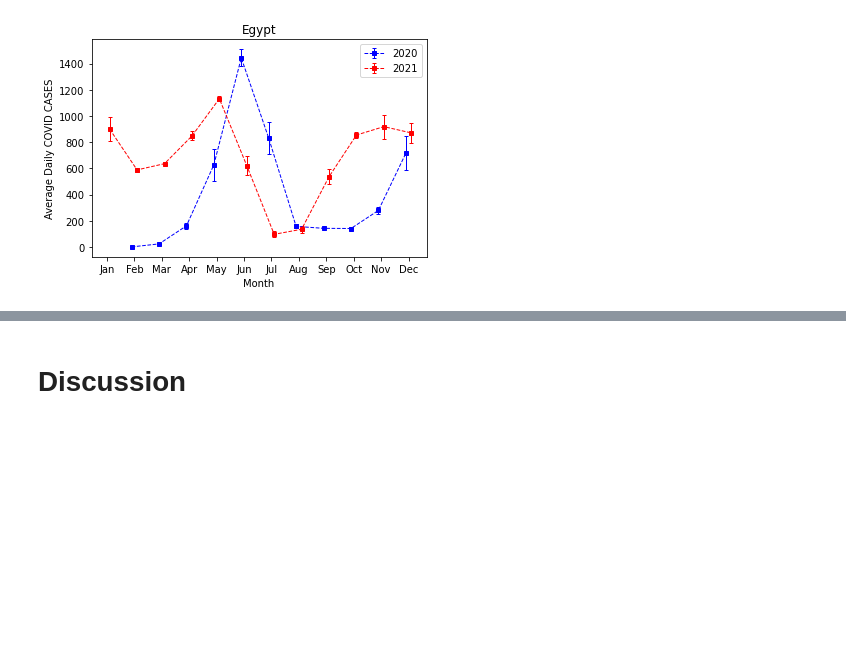
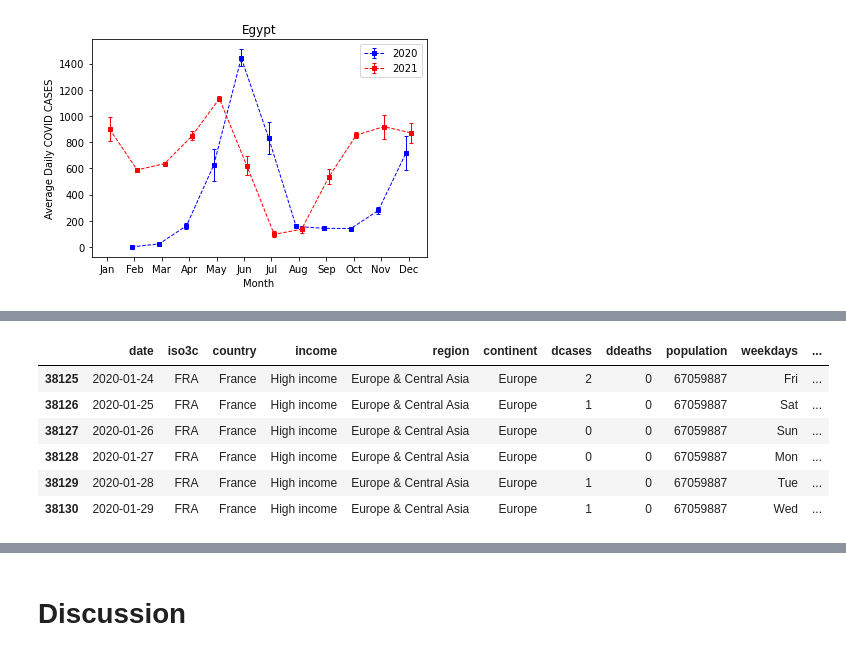
Before and after one commit to eyagamoudi/DSC2spring2022, a Jupyter notebook: assignment2.ipynb, the cells around one changed output, grey strips where cells are left out. Saved outputs shown, nothing was run; the diff lists cells and outputs as text; code cells hidden in the pictures; blank space fills up the shorter version.

```diff
--- a/assignment2.ipynb
+++ b/assignment2.ipynb
@@ -1392,0 +1397,5 @@ plt.show()
+# %%
+from pandas.api.types import CategoricalDtype
+cats=['Low income', 'Lower middle income', 'Upper middle income', 'High income']
+cat_type = CategoricalDtype(categories=cats, ordered=True)
+df['income']= df['income'].astype(cat_type)
@@ -1392,0 +1514,12 @@ plt.show()
+# %%
+df['totcases'] = df.groupby(['iso3c'])['dcases'].cumsum()
+# %%
+df.loc[df['iso3c']=='FRA'].head(6)
+# %% [output]
+|  | date | iso3c | country | income | region | continent | dcases | ddeaths | population | weekdays | ... |
+| 38125 | 2020-01-24 | FRA | France | High income | Europe & Central Asia | Europe | 2 | 0 | 67059887 | Fri | ... |
+| 38126 | 2020-01-25 | FRA | France | High income | Europe & Central Asia | Europe | 1 | 0 | 67059887 | Sat | ... |
+| 38127 | 2020-01-26 | FRA | France | High income | Europe & Central Asia | Europe | 0 | 0 | 67059887 | Sun | ... |
+| 38128 | 2020-01-27 | FRA | France | High income | Europe & Central Asia | Europe | 0 | 0 | 67059887 | Mon | ... |
+| 38129 | 2020-01-28 | FRA | France | High income | Europe & Central Asia | Europe | 1 | 0 | 67059887 | Tue | ... |
+| 38130 | 2020-01-29 | FRA | France | High income | Europe & Central Asia | Europe | 1 | 0 | 67059887 | Wed | ... |
```
Also changed, not shown: parts of 32 cells of this notebook.
